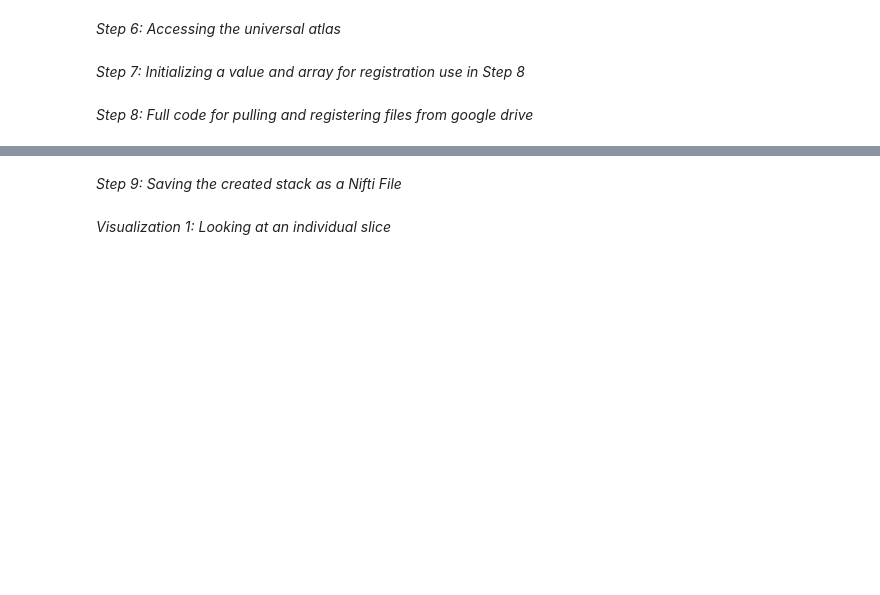
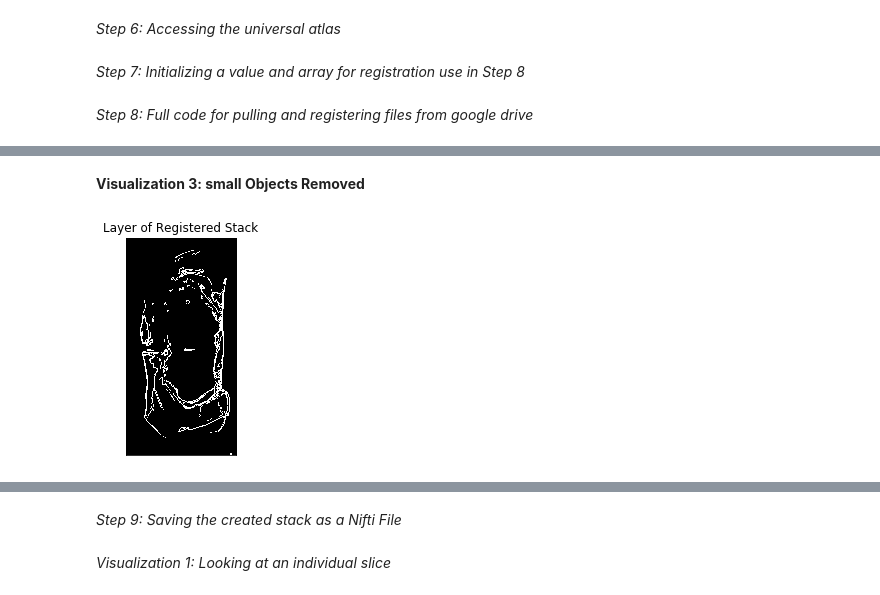
Before and after one commit to Nance-Lab/ifmodels, a Jupyter notebook: scripts/single-registration.ipynb, the cells around one changed output, grey strips where cells are left out. Cells and saved outputs as stored; diff of their text form; code cells hidden in the pictures; blank space fills up the shorter version.

```diff
--- a/scripts/single-registration.ipynb
+++ b/scripts/single-registration.ipynb
@@ -175,0 +179,11 @@ os.remove(new_file_name)
+# %% [markdown]
+__Visualization 3: small Objects Removed__
+# %%
+plt.imshow(binary2, cmap = 'gray')
+plt.title('Layer of Registered Stack')
+plt.xticks([])
+plt.yticks([])
+
+plt.show()
+# %% [output]
+[figure, added]
```
Also changed, not shown: parts of 21 cells of this notebook.
